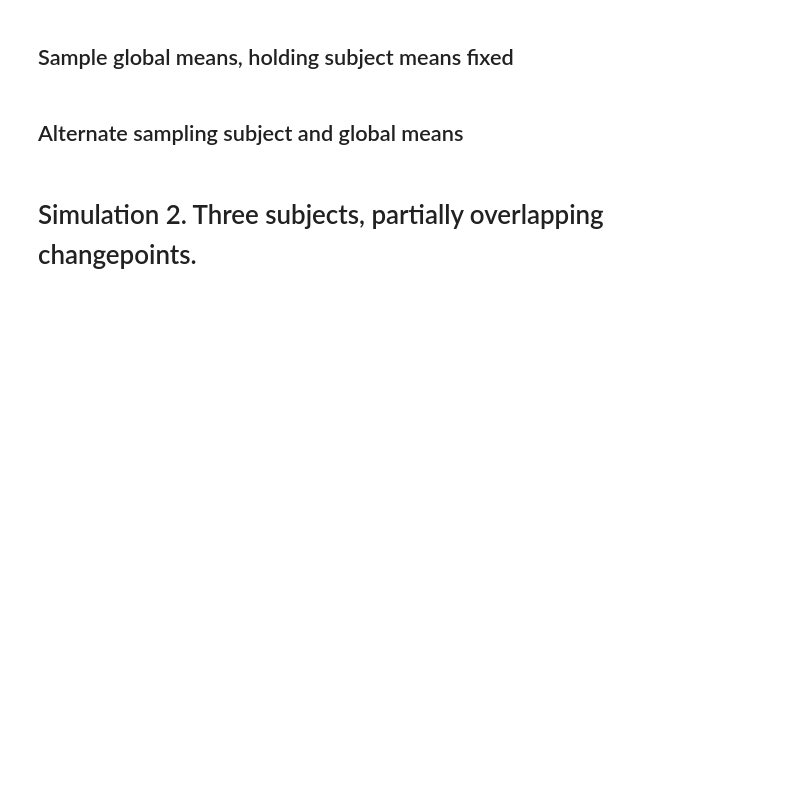
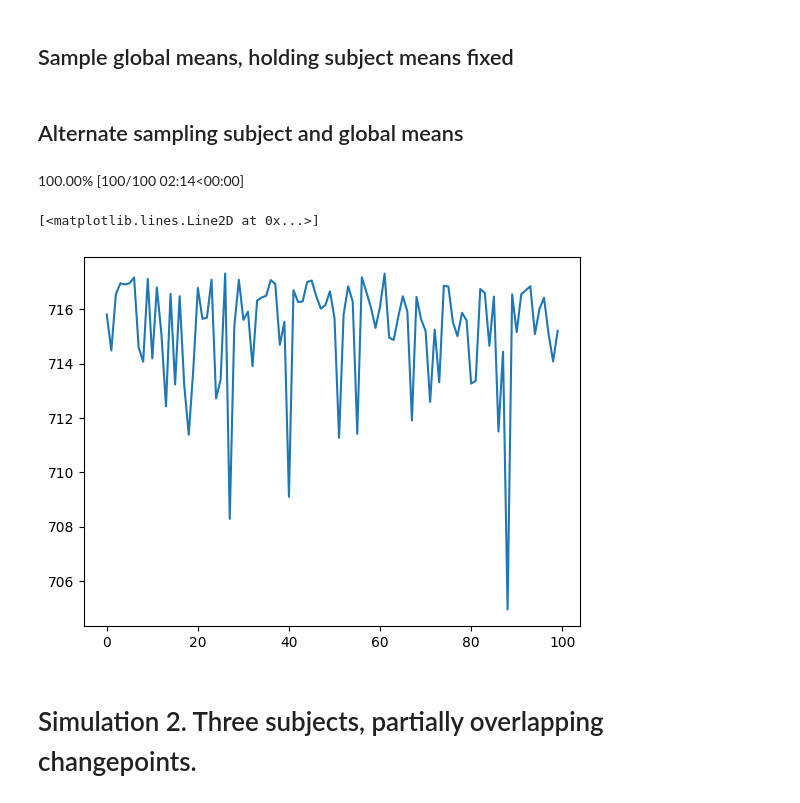
Before and after one commit to emdupre/bayes-ca, a Jupyter notebook: experiments/simulations.ipynb, the cells around one changed output. Saved outputs shown, nothing was run; the diff lists cells and outputs as text; code cells hidden in the pictures; blank space fills up the shorter version.

Commit message:
Include train lp plots in simulation notebook

```diff
--- a/experiments/simulations.ipynb
+++ b/experiments/simulations.ipynb
@@ -270,19 +273,26 @@ plt.legend()
 # %%
 key = jr.PRNGKey(0)
 global_means = jnp.average(subj_obs, axis=0)
 
+lps = []
 for itr in progress_bar(range(100)):
     this_key, key = jr.split(key)
     global_means, subj_means, llkhd = step(
         this_key,
         subj_obs,
         sigmasq_obs,
         global_means,
         sigmasq_subj,
         mu_pri,
         sigmasq_pri,
         hazard_rates
     )
+    lps.append(llkhd)
+plt.plot(lps)
+# %% [output]
+100.00% [100/100 02:14<00:00]
+[<matplotlib.lines.Line2D at 0x...>]
+[figure, added]
 # %%
 # plt.plot(true_global_means, label='true $\mu_0$')
 plt.plot(global_means, label='sampled $\mu_0$')
```
Also changed, not shown: parts of 5 cells of this notebook.
